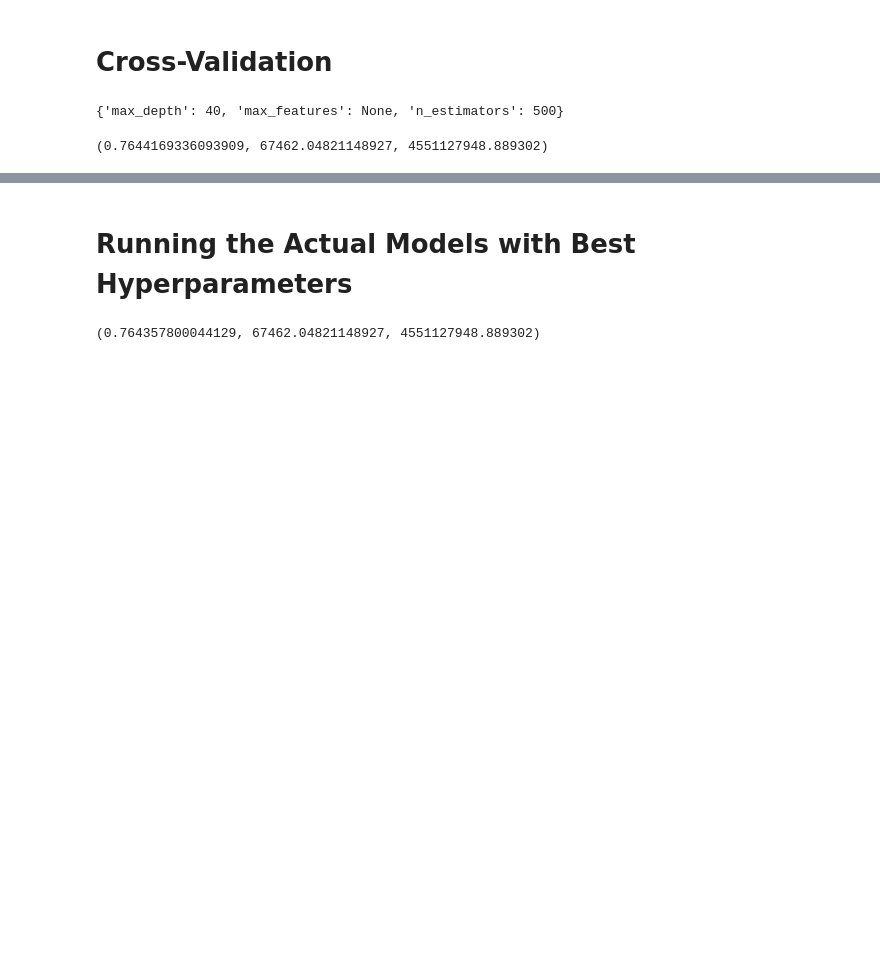
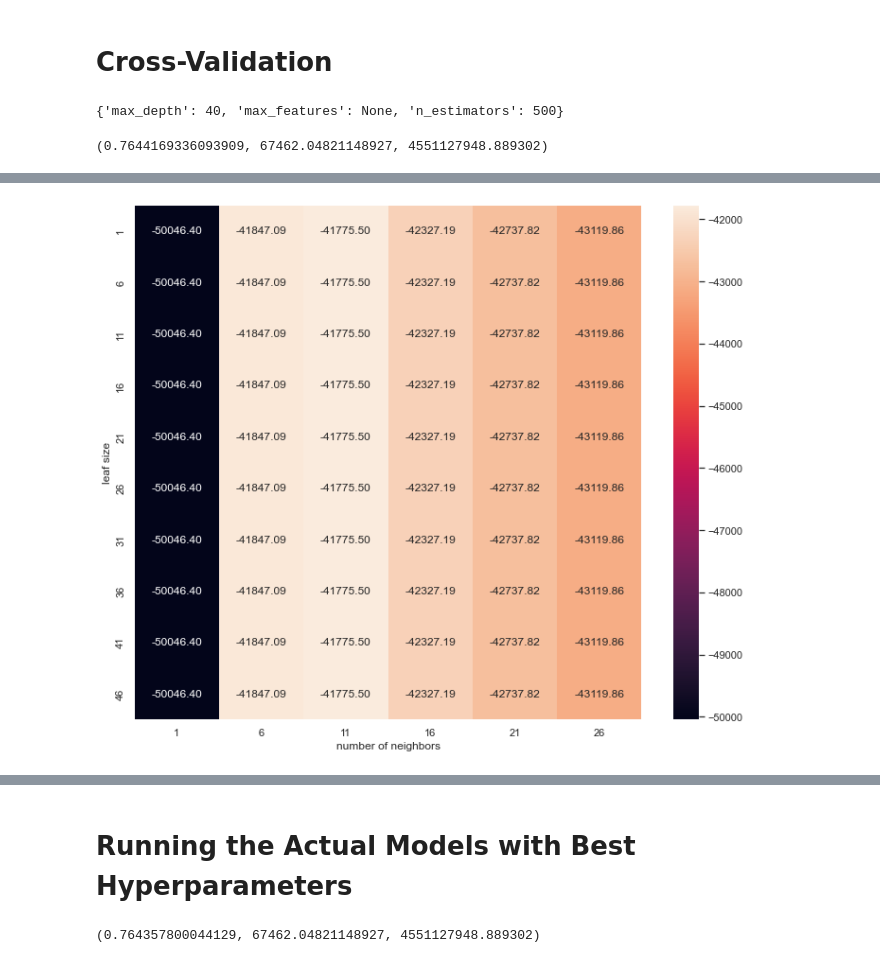
Before and after one commit to llennemann/COGS-118A-ML-Project, a Jupyter notebook: FinalProject_Group017-SP23.ipynb, the cells around one changed output, grey strips where cells are left out. Cells and saved outputs as stored; diff of their text form; code cells hidden in the pictures; blank space fills up the shorter version.

Commit message:
Fixed ElasticNet, added heatmap

```diff
--- a/FinalProject_Group017-SP23.ipynb
+++ b/FinalProject_Group017-SP23.ipynb
@@ -227,0 +214,9 @@ print_metrics(y_test, y_pred)
+# %%
+# parameters to tune: l1_ratio (how much weight to give to L1 vs. L2 penalty) &
+# alpha (how much weight given to regularization, where 0 means no regularization)
+elasticNet = ElasticNetCV(cv=5, random_state=0)
+elasticNet.fit(X_train, y_train)
+
+print("Alpha (amt of penalization): " + str(elasticNet.alpha_))
+print("l1_ratio (ratio between L1 and L2 penalty): " + str(elasticNet.l1_ratio_))
+print_metrics(y_test, elasticNet.predict(X_test))
@@ -321,3 +340,13 @@ print_metrics(y_test, y_predKnn)
+# %%
+sns.set(rc={'figure.figsize':(12, 10)})
+cvresults = knncv.cv_results_
+df = pd.DataFrame(cvresults['params'])
+df['accuracy'] = cvresults['mean_test_score']
+plot = sns.heatmap(df.pivot('leaf_size', 'n_neighbors'),
+                   annot=True, fmt='3.2f', xticklabels=range(1, 30, 5))
+plot = plot.set(xlabel="number of neighbors", ylabel="leaf size")
+# %% [output]
+[figure, added]
 # %%
 # decision tree
 decisionTree = DecisionTreeRegressor()
```
Also changed, not shown: parts of 8 cells of this notebook.
